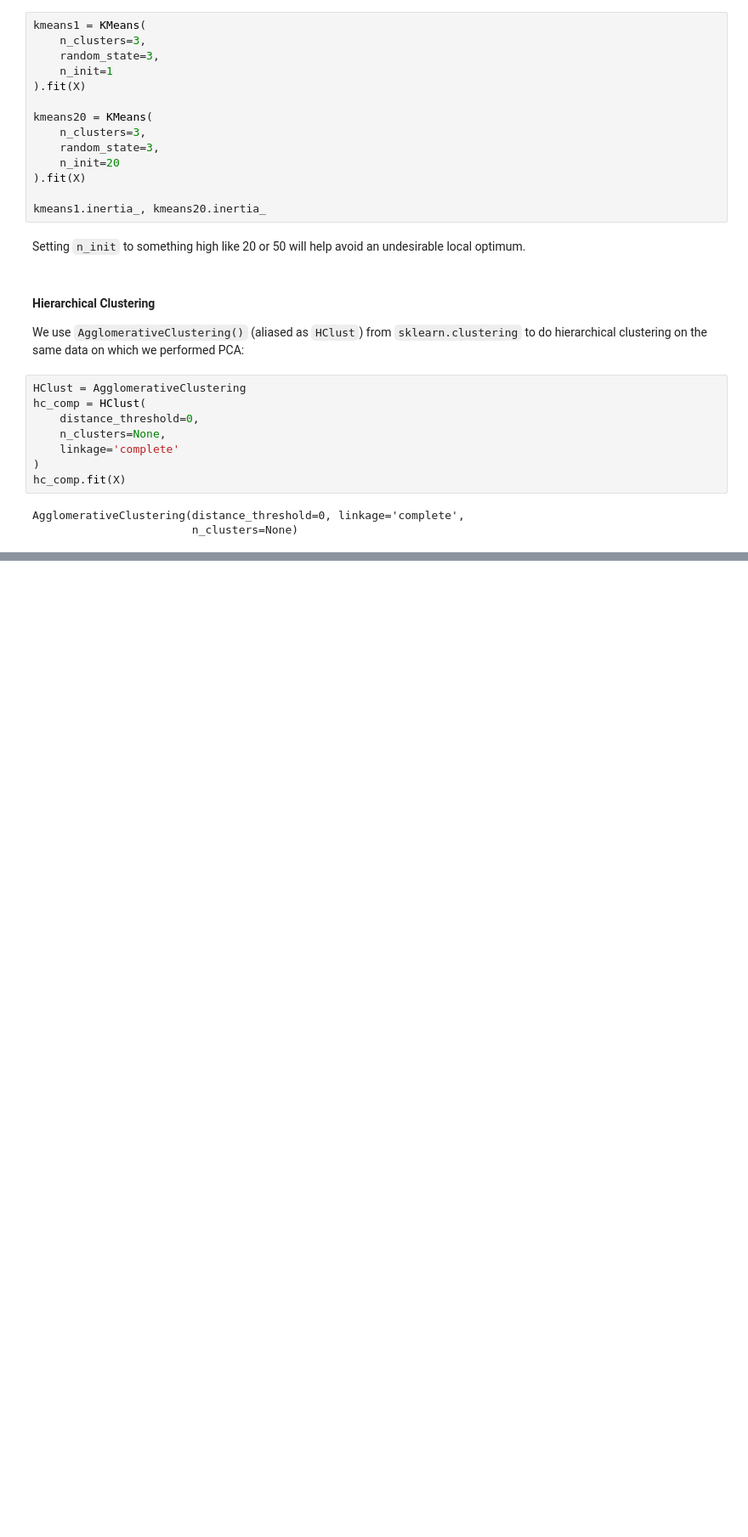
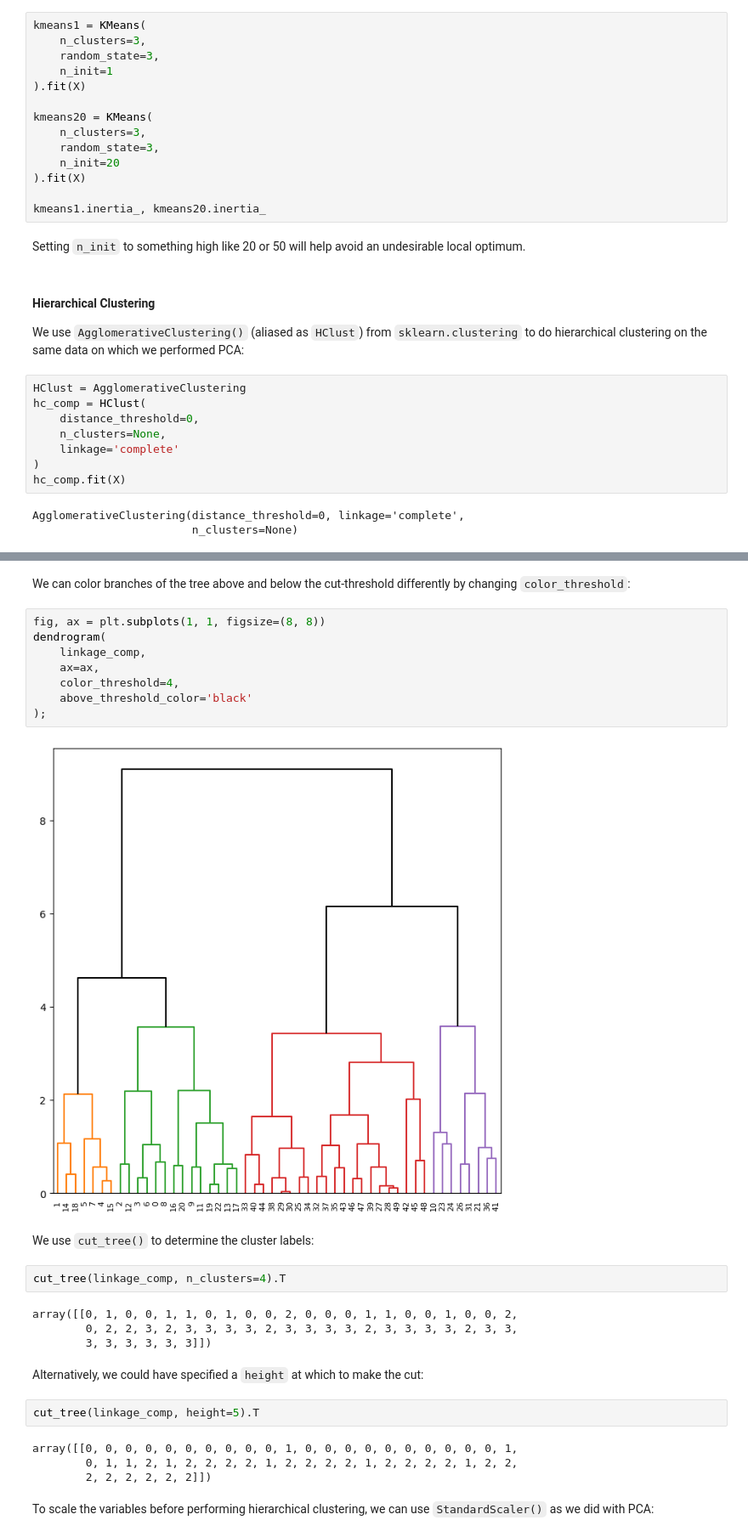
Before and after one commit to richhuwtaylor/introduction-to-statistical-learning, a Jupyter notebook: Chapter_12_Unsupervised_Learning/Chapter_12_Unsupervised_Learning_Lab.ipynb, the cells around one changed output, grey strips where cells are left out. Shown at 85% size. Saved outputs shown, nothing was run; the diff lists cells and outputs as text; blank space fills up the shorter version.

```diff
--- a/Chapter_12_Unsupervised_Learning/Chapter_12_Unsupervised_Learning_Lab.ipynb
+++ b/Chapter_12_Unsupervised_Learning/Chapter_12_Unsupervised_Learning_Lab.ipynb
@@ -373,0 +389,30 @@ AgglomerativeClustering(distance_threshold=0, linkage='complete',
+# %% [markdown]
+We can color branches of the tree above and below the cut-threshold differently by changing `color_threshold`:
+# %%
+fig, ax = plt.subplots(1, 1, figsize=(8, 8))
+dendrogram(
+    linkage_comp,
+    ax=ax,
+    color_threshold=4,
+    above_threshold_color='black'
+);
+# %% [output]
+[figure, added]
+# %% [markdown]
+We use `cut_tree()` to determine the cluster labels:
+# %%
+cut_tree(linkage_comp, n_clusters=4).T
+# %% [output]
+array([[0, 1, 0, 0, 1, 1, 0, 1, 0, 0, 2, 0, 0, 0, 1, 1, 0, 0, 1, 0, 0, 2,
+        0, 2, 2, 3, 2, 3, 3, 3, 3, 2, 3, 3, 3, 3, 2, 3, 3, 3, 3, 2, 3, 3,
+        3, 3, 3, 3, 3, 3]])
+# %% [markdown]
+Alternatively, we could have specified a `height` at which to make the cut:
+# %%
+cut_tree(linkage_comp, height=5).T
+# %% [output]
+array([[0, 0, 0, 0, 0, 0, 0, 0, 0, 0, 1, 0, 0, 0, 0, 0, 0, 0, 0, 0, 0, 1,
+        0, 1, 1, 2, 1, 2, 2, 2, 2, 1, 2, 2, 2, 2, 1, 2, 2, 2, 2, 1, 2, 2,
+        2, 2, 2, 2, 2, 2]])
+# %% [markdown]
+To scale the variables before performing hierarchical clustering, we can use `StandardScaler()` as we did with PCA:
```
Also changed, not shown: parts of 3 cells of this notebook.
